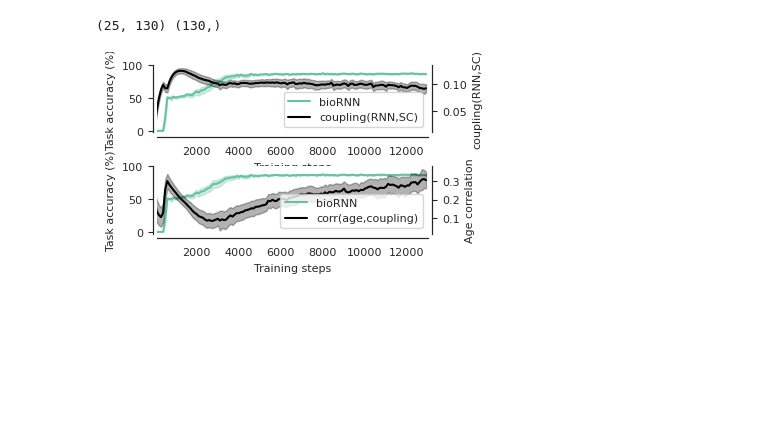
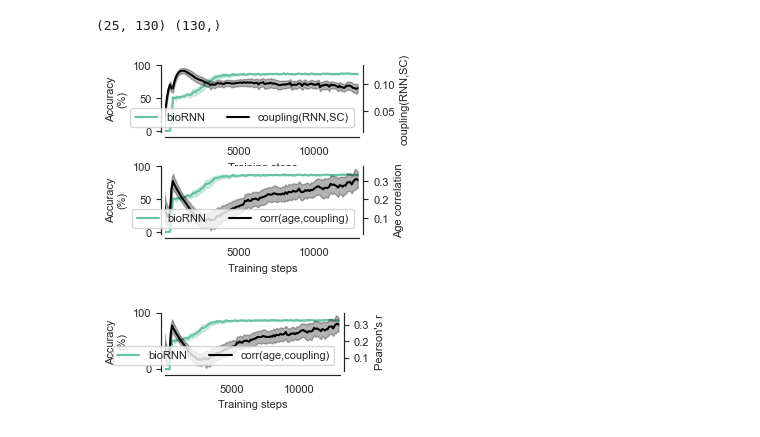
Before and after one commit to LindenParkesLab/neuro_rnn, a Jupyter notebook: scripts/grantprelim_results.ipynb, the cells around one changed output. Saved outputs shown, nothing was run; the diff lists cells and outputs as text; code cells hidden in the pictures; blank space fills up the shorter version.

```diff
--- a/scripts/grantprelim_results.ipynb
+++ b/scripts/grantprelim_results.ipynb
@@ -502,7 +508,7 @@ print(age_corr.shape, age_corr_mean.shape)
 # %% [output]
 (25, 130) (130,)
 # %%
-fig_width = 3.5
+fig_width = 2.5
 fig_height = 3.5
 f = plt.figure(layout=None, figsize=(fig_width, fig_height))
 cbar_width = 2.5
@@ -529,7 +535,7 @@ for this_ax in [ax1, ax2]:
     this_ax.fill_between(x, accuracy_ci_lower, accuracy_ci_upper, color=color_palette[0], alpha=0.3)
     this_ax.set_ylim([-2.5, 100])
     this_ax.set_xlim([x_start*100, (n_logged_epochs+x_start-1)*100])
-    this_ax.set_ylabel('Task accuracy (%)')
+    this_ax.set_ylabel('Accuracy\n(%)')
     this_ax.set_xlabel('Training steps')
 
 # row 1
@@ -541,7 +547,7 @@ ax1_twin.fill_between(x, coupling_mean - ci, coupling_mean + ci, color='k', alph
 ax1_twin.set_ylabel('coupling(RNN,SC)')
 lines, labels = ax1.get_legend_handles_labels()
 lines2, labels2 = ax1_twin.get_legend_handles_labels()
-ax1_twin.legend(lines + lines2, labels + labels2, loc='lower right')
+ax1_twin.legend(lines + lines2, labels + labels2, loc='lower right', ncol=2)
 
 # row 2
 age_corr_std = age_corr.std(axis=0)
@@ -551,7 +557,7 @@ ax2_twin.fill_between(x, age_corr_mean - ci, age_corr_mean + ci, color='k', alph
 ax2_twin.set_ylabel('Age correlation')
 lines, labels = ax2.get_legend_handles_labels()
 lines2, labels2 = ax2_twin.get_legend_handles_labels()
-ax2_twin.legend(lines + lines2, labels + labels2, loc='lower right')
+ax2_twin.legend(lines + lines2, labels + labels2, loc='lower right', ncol=2)
 
 for this_ax in [ax1, ax1_twin, ax2, ax2_twin]:
     sns.despine(offset=3, trim=False, left=False, right=False, top=True, bottom=False, ax=this_ax)
@@ -559,4 +565,44 @@ for this_ax in [ax1, ax1_twin, ax2, ax2_twin]:
 plt.show()
 f.savefig(os.path.join(outdir, 'coupling(rnn,sc).svg'), dpi=1000, bbox_inches='tight', pad_inches=0.01)
 # %% [output]
-[figure, old version]
+[figure, new version]
+# %%
+fig_width = 2.25
+fig_height = 0.75
+f, ax = plt.subplots(1, 1, figsize=(fig_width, fig_height))
+ax_twin = ax.twinx()
+
+x = np.arange(0, n_epochs + x_step, x_step)
+# x = np.arange(x_step, n_epochs + x_step + 1, x_step)
+
+# row 1, 2
+color_palette = sns.color_palette("Set2")
+# add accuracy to both
+accuracy_mean = test_accuracy.mean(axis=0)
+accuracy_std = test_accuracy.std(axis=0)
+ci = 1.96 * (accuracy_std / np.sqrt(n_runs))
+accuracy_ci_lower = accuracy_mean - ci
+accuracy_ci_upper = accuracy_mean + ci
+ax.plot(x, accuracy_mean, color=color_palette[0], label='bioRNN')
+ax.fill_between(x, accuracy_ci_lower, accuracy_ci_upper, color=color_palette[0], alpha=0.3)
+ax.set_ylim([-2.5, 100])
+ax.set_xlim([x_start*100, (n_logged_epochs+x_start-1)*100])
+ax.set_ylabel('Accuracy\n(%)')
+ax.set_xlabel('Training steps')
+
+age_corr_std = age_corr.std(axis=0)
+ci = 1.96 * (age_corr_std / np.sqrt(n_runs))
+ax_twin.plot(x, age_corr_mean, color='k', label='corr(age,coupling)')
+ax_twin.fill_between(x, age_corr_mean - ci, age_corr_mean + ci, color='k', alpha=0.3)
+ax_twin.set_ylabel('Pearson\'s r')
+lines, labels = ax.get_legend_handles_labels()
+lines2, labels2 = ax_twin.get_legend_handles_labels()
+ax_twin.legend(lines + lines2, labels + labels2, loc='lower right', ncol=2)
+
+for this_ax in [ax, ax_twin]:
+    sns.despine(offset=3, trim=False, left=False, right=False, top=True, bottom=False, ax=this_ax)
+
+plt.show()
+f.savefig(os.path.join(outdir, 'coupling(rnn,sc)_2.svg'), dpi=1000, bbox_inches='tight', pad_inches=0.01)
+# %% [output]
+[figure, added]
```
Also changed, not shown: parts of 6 cells of this notebook.
